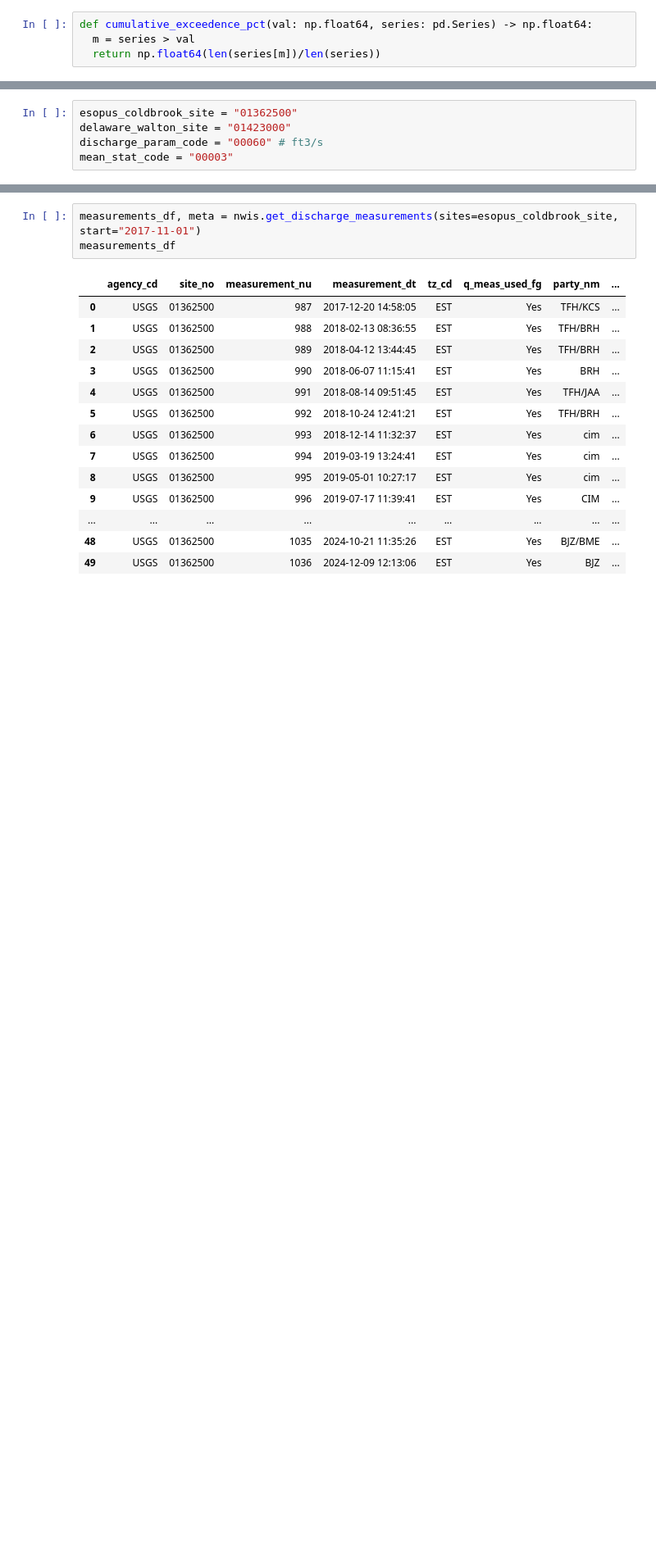
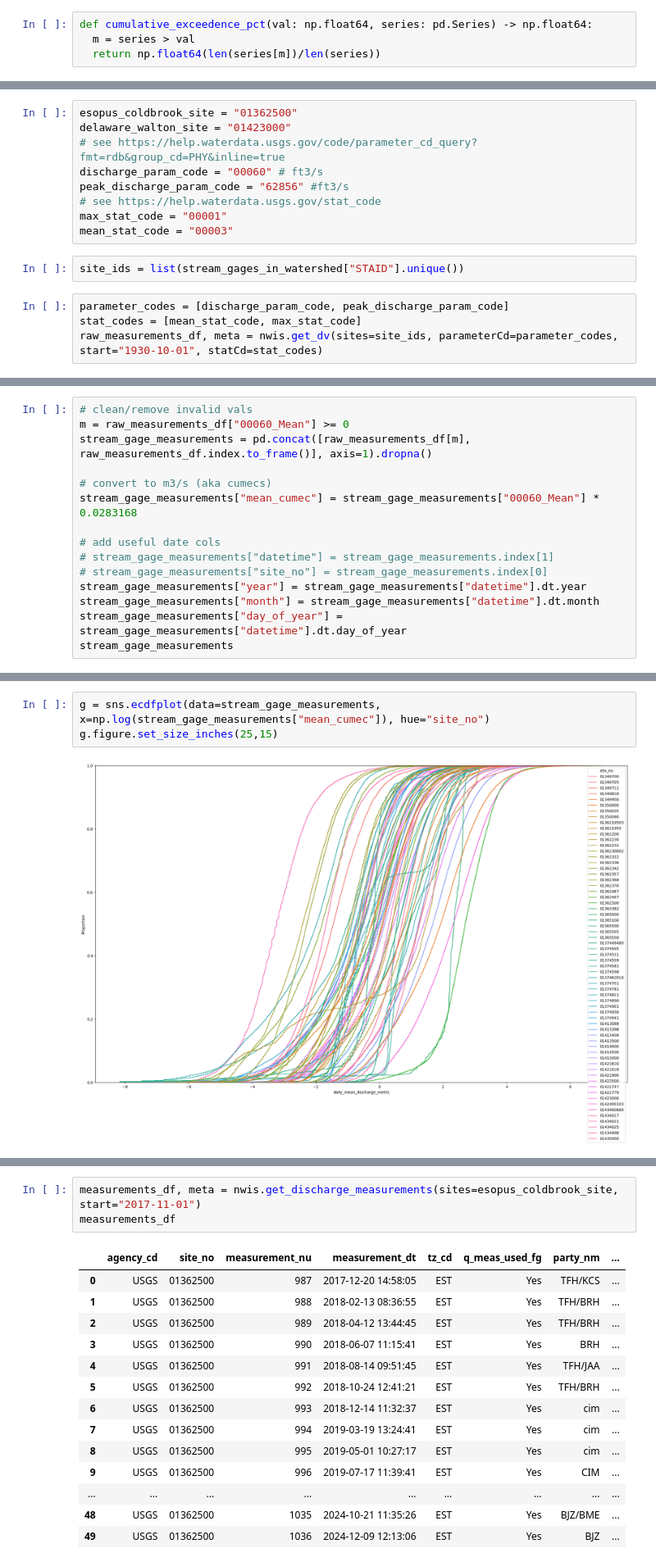
Before and after one commit to kroy/nyc_water_supply_analysis, a Jupyter notebook: code/streamflow.ipynb, the cells around one changed output, grey strips where cells are left out. Shown at 82% size. Cells and saved outputs as stored; diff of their text form; blank space fills up the shorter version.

```diff
--- a/code/streamflow.ipynb
+++ b/code/streamflow.ipynb
@@ -10,5 +41,15 @@ def cumulative_exceedence_pct(val: np.float64, series: pd.Series) -> np.float64:
 # %%
 esopus_coldbrook_site = "01362500"
 delaware_walton_site = "01423000"
+# see https://help.waterdata.usgs.gov/code/parameter_cd_query?fmt=rdb&group_cd=PHY&inline=true
 discharge_param_code = "00060" # ft3/s
+peak_discharge_param_code = "62856" #ft3/s
+# see https://help.waterdata.usgs.gov/stat_code
+max_stat_code = "00001"
 mean_stat_code = "00003"
+# %%
+site_ids = list(stream_gages_in_watershed["STAID"].unique())
+# %%
+parameter_codes = [discharge_param_code, peak_discharge_param_code]
+stat_codes = [mean_stat_code, max_stat_code]
+raw_measurements_df, meta = nwis.get_dv(sites=site_ids, parameterCd=parameter_codes, start="1930-10-01", statCd=stat_codes)
@@ -14,0 +90,15 @@ mean_stat_code = "00003"
+# %%
+# clean/remove invalid vals
+m = raw_measurements_df["00060_Mean"] >= 0
+stream_gage_measurements = pd.concat([raw_measurements_df[m], raw_measurements_df.index.to_frame()], axis=1).dropna()
+
+# convert to m3/s (aka cumecs)
+stream_gage_measurements["mean_cumec"] = stream_gage_measurements["00060_Mean"] * 0.0283168
+
+# add useful date cols
+# stream_gage_measurements["datetime"] = stream_gage_measurements.index[1]
+# stream_gage_measurements["site_no"] = stream_gage_measurements.index[0]
+stream_gage_measurements["year"] = stream_gage_measurements["datetime"].dt.year
+stream_gage_measurements["month"] = stream_gage_measurements["datetime"].dt.month
+stream_gage_measurements["day_of_year"] = stream_gage_measurements["datetime"].dt.day_of_year
+stream_gage_measurements
@@ -14,0 +120,5 @@ mean_stat_code = "00003"
+# %%
+g = sns.ecdfplot(data=stream_gage_measurements, x=np.log(stream_gage_measurements["mean_cumec"]), hue="site_no")
+g.figure.set_size_inches(25,15)
+# %% [output]
+[figure, added]
```
Also changed, not shown: parts of 9 cells of this notebook, 2 other files.
